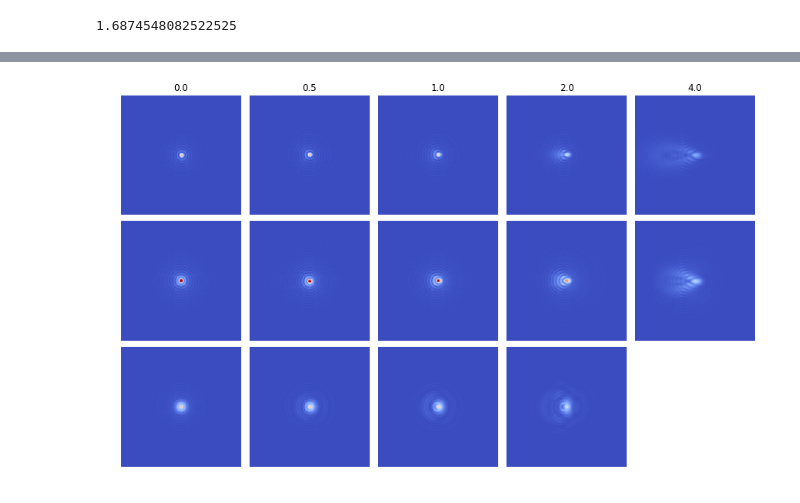
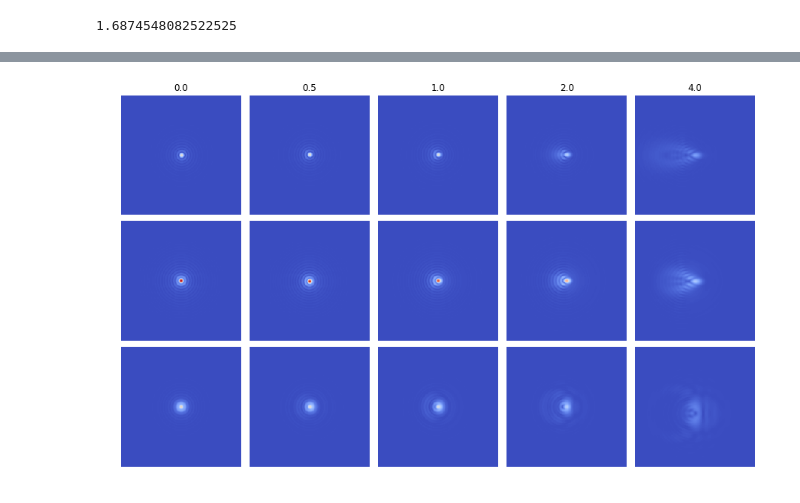
Before and after one commit to CXS-Scattering/zone_plate_testing, a Jupyter notebook: optic_aligned/plots/final_tilt_plots.ipynb, the cells around one changed output, grey strips where cells are left out. Saved outputs shown, nothing was run; the diff lists cells and outputs as text; code cells hidden in the pictures.

```diff
--- a/optic_aligned/plots/final_tilt_plots.ipynb
+++ b/optic_aligned/plots/final_tilt_plots.ipynb
@@ -12,7 +12,7 @@ f_1       = [] #Store focal spots
 angles_1  = [] #Store angles
 maxvals_1 = [] #Store maximum value at each angle
 sum_1     = [] #Store sum of focal spot array at each angle
-for i in np.arange(0,50):
+for i in np.arange(0,51):
     angle = 0.1*i
     temp_ = np.load('foc_spot_Q_0.33_'+str(round(angle,2))+'_degree.npy',)
     angles_1.append(angle)
@@ -25,7 +25,7 @@ f_2       = [] #Store focal spots
 angles_2  = [] #Store angles
 maxvals_2 = [] #Store maximum value at each angle
 sum_2     = [] #Store sum of focal spot array at each angle
-for i in np.arange(0,50):
+for i in np.arange(0,51):
     angle = 0.1*i
     temp_ = np.load('foc_spot_Q_3.33_'+str(round(angle,2))+'_degree.npy',)
     angles_2.append(angle)
@@ -38,7 +38,7 @@ f_3       = [] #Store focal spots
 angles_3  = [] #Store angles
 maxvals_3 = [] #Store maximum value at each angle
 sum_3     = [] #Store sum of focal spot array at each angle
-for i in np.arange(0,50)[:38]:
+for i in np.arange(0,51):
     angle = 0.1*i
     temp_ = np.load('foc_spot_Q_10_'+str(round(angle,2))+'_degree.npy',)
     angles_3.append(angle)
@@ -124,7 +124,7 @@ fig,ax = plt.subplots(3,5)
 N = 250
 n = 100
 
-max_plot_value = 565
+max_plot_value = 650
 
 ax[0,0].imshow(np.abs(f_1[0])[N-n:N+n,N-n:N+n],cmap='coolwarm',vmin = 0,vmax = max_plot_value)
 ax[0,0].axis('off')
@@ -143,32 +143,32 @@ ax[1,1].axis('off')
 ax[1,2].imshow(np.abs(f_2[10])[N-n:N+n,N-n:N+n],cmap='coolwarm',vmin = 0,vmax = max_plot_value)
 ax[1,2].axis('off')
 ax[1,3].imshow(np.abs(f_2[20])[N-n:N+n,N-n:N+n],cmap='coolwarm',vmin = 0,vmax = max_plot_value)
 ax[1,3].axis('off')
 ax[1,4].imshow(np.abs(f_2[40])[N-n:N+n,N-n:N+n],cmap='coolwarm',vmin = 0,vmax = max_plot_value)
 ax[1,4].axis('off')
 ax[2,0].imshow(np.abs(f_3[0])[N-n:N+n,N-n:N+n],cmap='coolwarm',vmin = 0,vmax = max_plot_value)
 ax[2,0].axis('off')
 ax[2,1].imshow(np.abs(f_3[5])[N-n:N+n,N-n:N+n],cmap='coolwarm',vmin = 0,vmax = max_plot_value)
 ax[2,1].axis('off')
 ax[2,2].imshow(np.abs(f_3[10])[N-n:N+n,N-n:N+n],cmap='coolwarm',vmin = 0,vmax = max_plot_value)
 ax[2,2].axis('off')
 ax[2,3].imshow(np.abs(f_3[20])[N-n:N+n,N-n:N+n],cmap='coolwarm',vmin = 0,vmax = max_plot_value)
 ax[2,3].axis('off')
-#ax[2,4].imshow(np.abs(f_3_40)[N-n:N+n,N-n:N+n],cmap='coolwarm',vmin = 0,vmax = max_plot_value)
+ax[2,4].imshow(np.abs(f_3[40])[N-n:N+n,N-n:N+n],cmap='coolwarm',vmin = 0,vmax = max_plot_value)
 ax[2,4].axis('off')
 
 
 ax[0,0].set_title(round(angles_1[0],2))
 ax[0,1].set_title(round(angles_1[5],2))
 ax[0,2].set_title(round(angles_1[10],2))
 ax[0,3].set_title(round(angles_1[20],2))
 ax[0,4].set_title(round(angles_1[40],2))
 
 fig.subplots_adjust(wspace=0.05)
 fig.subplots_adjust(hspace=0.05)
 
 plt.savefig("foc_spot_ten.svg",format='svg',dpi=250)
 
 plt.show()
 # %% [output]
-[figure, old version]
+[figure, new version]
```
Also changed, not shown: parts of 2 cells of this notebook, 7 other files.
